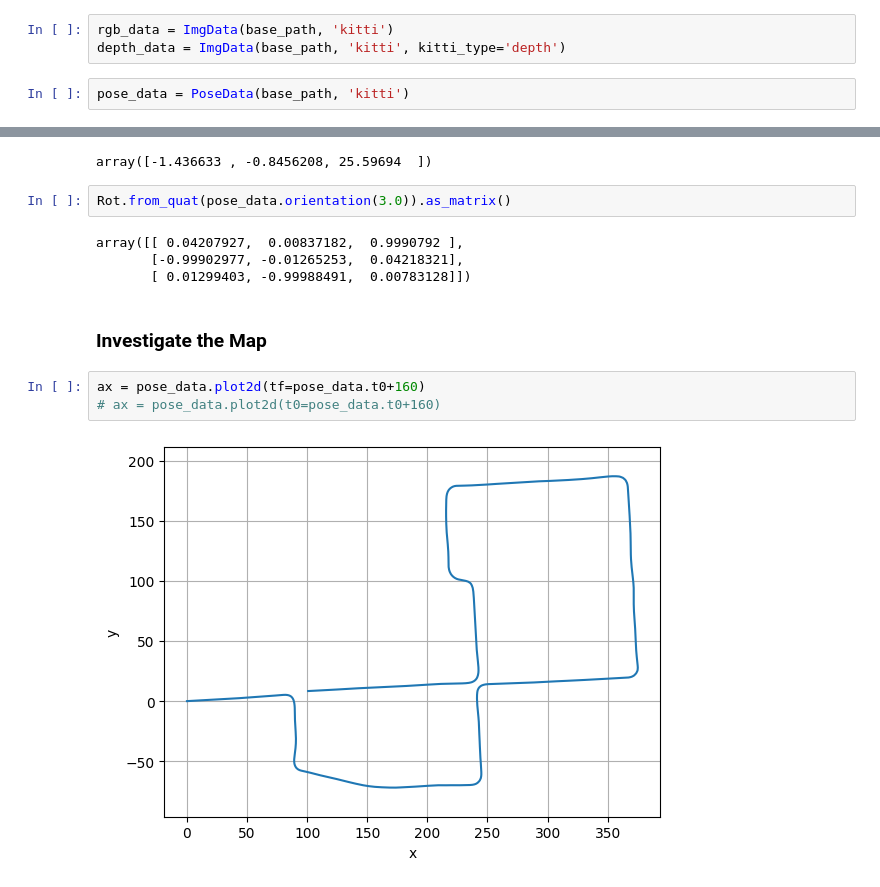
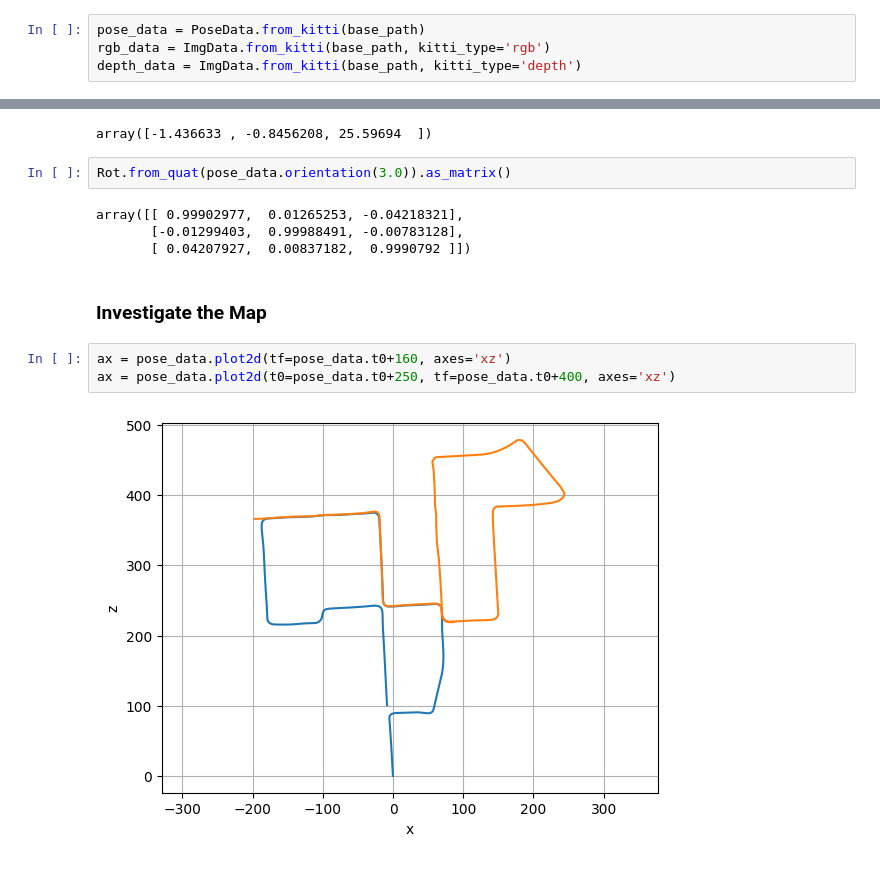
Before and after one commit to mbpeterson70/robotdatapy, a Jupyter notebook: kitti_example.ipynb, the cells around one changed output, grey strips where cells are left out. Drawn from its saved outputs; the diff is of its cells as text.

Commit message:
Refactor and add support for KITTI

```diff
--- a/kitti_example.ipynb
+++ b/kitti_example.ipynb
@@ -18,10 +15,9 @@ from dataset_utils import Dataset_Handler, pointcloud2image
 base_path = '/media/lucas/T7/KITTI/odometry/dataset'
 sequence_id = '00'
 # %%
-rgb_data = ImgData(base_path, 'kitti')
-depth_data = ImgData(base_path, 'kitti', kitti_type='depth')
+pose_data = PoseData.from_kitti(base_path)
+rgb_data = ImgData.from_kitti(base_path, kitti_type='rgb')
+depth_data = ImgData.from_kitti(base_path, kitti_type='depth')
-# %%
-pose_data = PoseData(base_path, 'kitti')
 # %% [markdown]
 ### Check whether rgb imgs are loaded correctly ###
 # %%
@@ -60,13 +56,13 @@ array([-1.436633 , -0.8456208, 25.59694  ])
 # %%
 Rot.from_quat(pose_data.orientation(3.0)).as_matrix()
 # %% [output]
-array([[ 0.04207927,  0.00837182,  0.9990792 ],
-       [-0.99902977, -0.01265253,  0.04218321],
-       [ 0.01299403, -0.99988491,  0.00783128]])
+array([[ 0.99902977,  0.01265253, -0.04218321],
+       [-0.01299403,  0.99988491, -0.00783128],
+       [ 0.04207927,  0.00837182,  0.9990792 ]])
 # %% [markdown]
 ### Investigate the Map ###
 # %%
-ax = pose_data.plot2d(tf=pose_data.t0+160)
-# ax = pose_data.plot2d(t0=pose_data.t0+160)
+ax = pose_data.plot2d(tf=pose_data.t0+160, axes='xz')
+ax = pose_data.plot2d(t0=pose_data.t0+250, tf=pose_data.t0+400, axes='xz')
 # %% [output]
-[figure, old version]
+[figure, new version]
```
Also changed, not shown: parts of 5 cells of this notebook, 2 other files.
